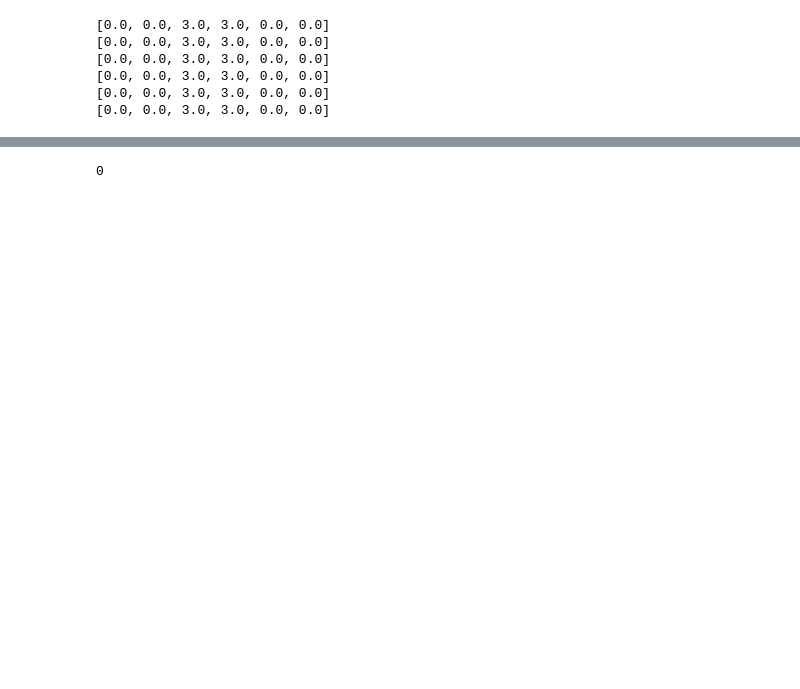
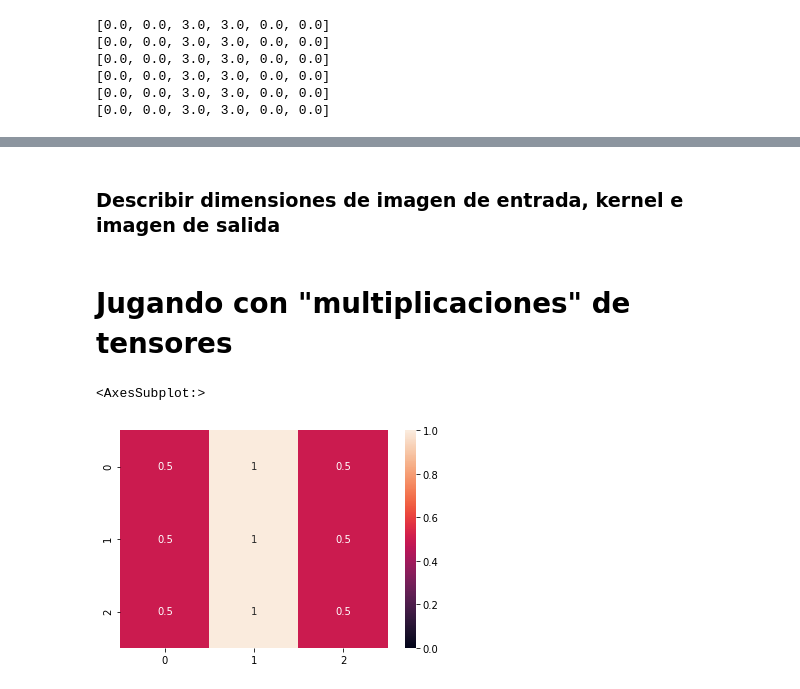
Before and after one commit to igomezv/DLCIMATAGS, a Jupyter notebook: notebooks/conv1.ipynb, the cells around one changed output, grey strips where cells are left out. Drawn from its saved outputs; the diff is of its cells as text; code cells hidden in the pictures; blank space fills up the shorter version.

```diff
--- a/notebooks/conv1.ipynb
+++ b/notebooks/conv1.ipynb
@@ -134,11 +150,17 @@ plt.matshow(yhat.reshape(6,6))
+# %% [markdown]
+### Describir dimensiones de imagen de entrada, kernel e imagen de salida
+# %% [markdown]
+# Jugando con "multiplicaciones" de tensores
 # %%
 from numpy import tensordot
-m1 = asarray([[0, 1, 0],
-			  [0, 1, 0],
-			  [0, 1, 0]])
-m2 = asarray([[0, 0, 0],
-			  [0, 0, 0],
-			  [0, 0, 0]])
-print(tensordot(m1, m2))
+
+m1 = asarray([[0.5, 1, 0.5],
+              [0.5, 1, 0.5],
+              [0.5, 1, 0.5]])
+
+sns.heatmap(m1, fmt='g', xticklabels=True, yticklabels=True,
+            annot=True, cbar=True,
+            robust=False, vmin=0, vmax=1)
 # %% [output]
-0
+<AxesSubplot:>
+[figure, added]
```
Also changed, not shown: parts of 19 cells of this notebook.
